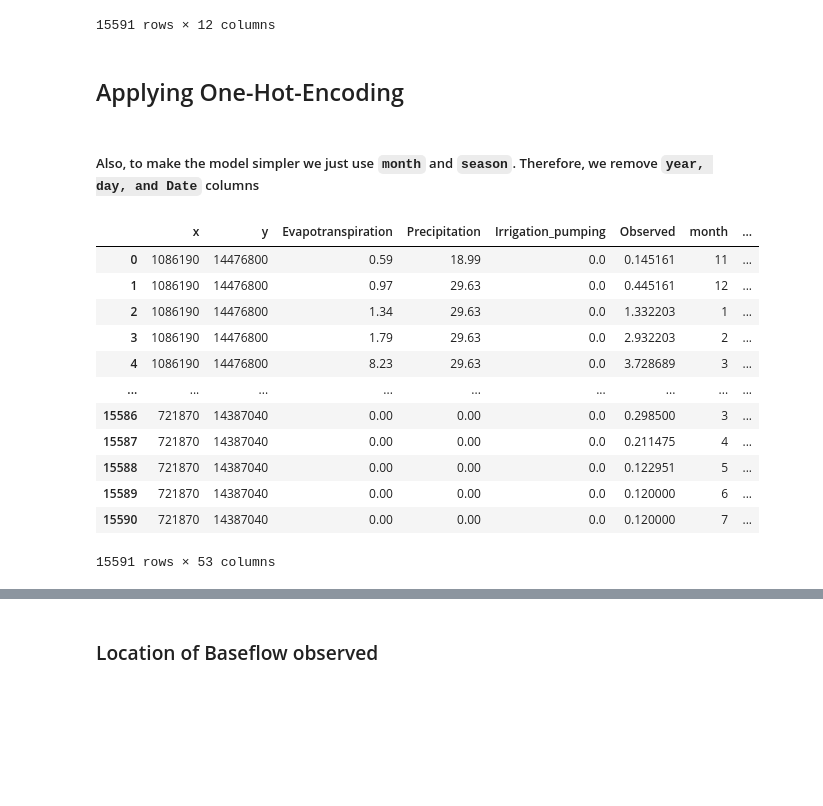
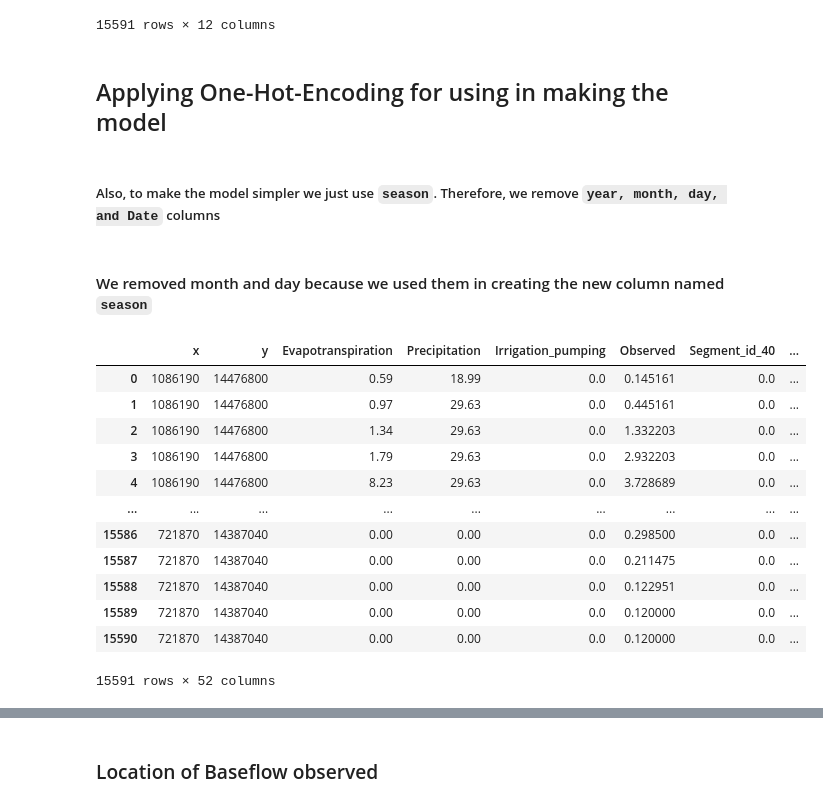
Before and after one commit to sadrajafari/cs6830_project6, a Jupyter notebook: project6.ipynb, the cells around one changed output, grey strips where cells are left out. Cells and saved outputs as stored; diff of their text form; code cells hidden in the pictures; blank space fills up the shorter version.

```diff
--- a/project6.ipynb
+++ b/project6.ipynb
@@ -105,31 +106,33 @@ data
 | 15590 | 1976-07-31 | 98 | 721870 | 14387040 | 0.00 | 0.00 | 0.0 | ... |
 15591 rows × 12 columns
 # %% [markdown]
-## Applying One-Hot-Encoding
+## Applying One-Hot-Encoding for using in making the model
 # %% [markdown]
 
-##### Also, to make the model simpler we just use `month` and `season`. Therefore, we remove `year, day, and Date` columns
+##### Also, to make the model simpler we just use `season`. Therefore, we remove `year, month, day, and Date` columns
+# %% [markdown]
+#### We removed month and day because we used them in creating the new column named `season`
 # %%
 encoder = OneHotEncoder()
 
 OneHot = encoder.fit_transform(data[["Segment_id", "season"]])
 one_hot_feature_names = encoder.get_feature_names_out(['Segment_id', "season"])
 one_hot_df = pd.DataFrame(OneHot.toarray(), columns=one_hot_feature_names)
 data_encoded = pd.concat([data, one_hot_df], axis=1)
-data_for_models = data_encoded.drop(columns=["Segment_id", "Date", "year", "day", "season"])
+data_for_models = data_encoded.drop(columns=["Segment_id", "Date", "year", "day", "season", "month"])
 data_for_models
 # %% [output]
-|  | x | y | Evapotranspiration | Precipitation | Irrigation_pumping | Observed | month | ... |
-| 0 | 1086190 | 14476800 | 0.59 | 18.99 | 0.0 | 0.145161 | 11 | ... |
-| 1 | 1086190 | 14476800 | 0.97 | 29.63 | 0.0 | 0.445161 | 12 | ... |
-| 2 | 1086190 | 14476800 | 1.34 | 29.63 | 0.0 | 1.332203 | 1 | ... |
-| 3 | 1086190 | 14476800 | 1.79 | 29.63 | 0.0 | 2.932203 | 2 | ... |
-| 4 | 1086190 | 14476800 | 8.23 | 29.63 | 0.0 | 3.728689 | 3 | ... |
+|  | x | y | Evapotranspiration | Precipitation | Irrigation_pumping | Observed | Segment_id_40 | ... |
+| 0 | 1086190 | 14476800 | 0.59 | 18.99 | 0.0 | 0.145161 | 0.0 | ... |
+| 1 | 1086190 | 14476800 | 0.97 | 29.63 | 0.0 | 0.445161 | 0.0 | ... |
+| 2 | 1086190 | 14476800 | 1.34 | 29.63 | 0.0 | 1.332203 | 0.0 | ... |
+| 3 | 1086190 | 14476800 | 1.79 | 29.63 | 0.0 | 2.932203 | 0.0 | ... |
+| 4 | 1086190 | 14476800 | 8.23 | 29.63 | 0.0 | 3.728689 | 0.0 | ... |
 | ... | ... | ... | ... | ... | ... | ... | ... | ... |
-| 15586 | 721870 | 14387040 | 0.00 | 0.00 | 0.0 | 0.298500 | 3 | ... |
-| 15587 | 721870 | 14387040 | 0.00 | 0.00 | 0.0 | 0.211475 | 4 | ... |
-| 15588 | 721870 | 14387040 | 0.00 | 0.00 | 0.0 | 0.122951 | 5 | ... |
-| 15589 | 721870 | 14387040 | 0.00 | 0.00 | 0.0 | 0.120000 | 6 | ... |
-| 15590 | 721870 | 14387040 | 0.00 | 0.00 | 0.0 | 0.120000 | 7 | ... |
+| 15586 | 721870 | 14387040 | 0.00 | 0.00 | 0.0 | 0.298500 | 0.0 | ... |
+| 15587 | 721870 | 14387040 | 0.00 | 0.00 | 0.0 | 0.211475 | 0.0 | ... |
+| 15588 | 721870 | 14387040 | 0.00 | 0.00 | 0.0 | 0.122951 | 0.0 | ... |
+| 15589 | 721870 | 14387040 | 0.00 | 0.00 | 0.0 | 0.120000 | 0.0 | ... |
+| 15590 | 721870 | 14387040 | 0.00 | 0.00 | 0.0 | 0.120000 | 0.0 | ... |
-15591 rows × 53 columns
+15591 rows × 52 columns
 # %% [markdown]
```
Also changed, not shown: parts of 23 cells of this notebook.
